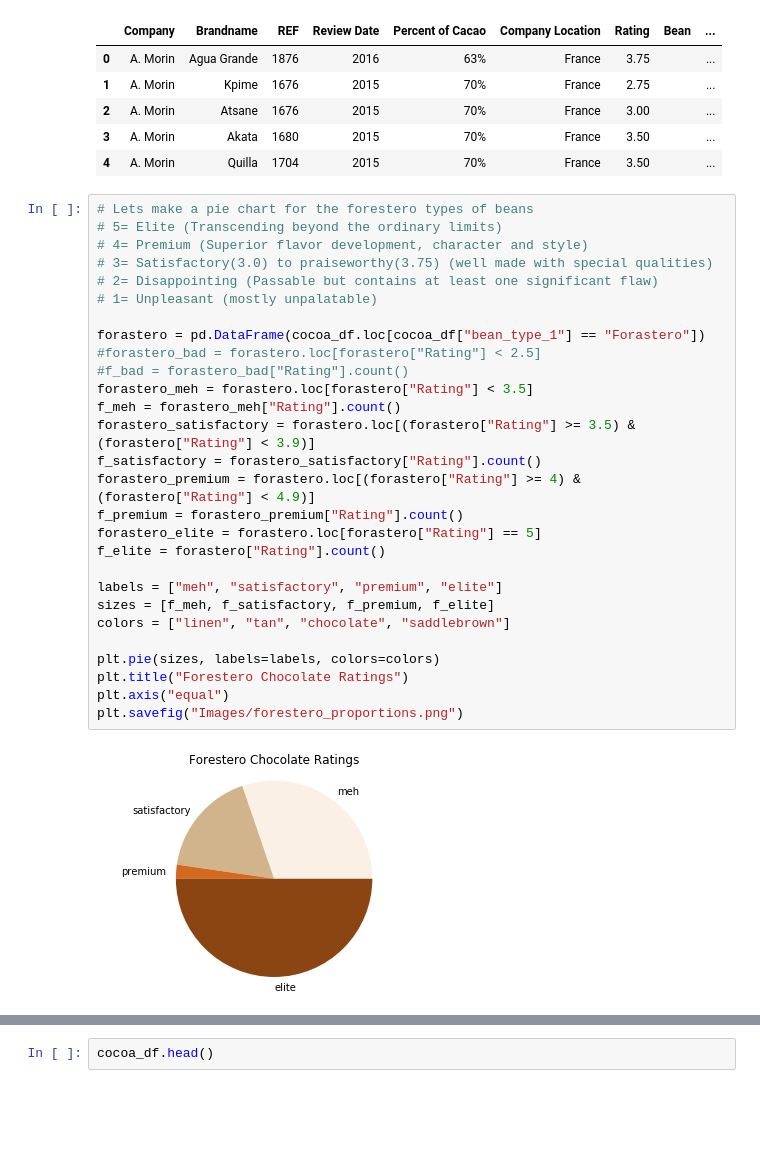
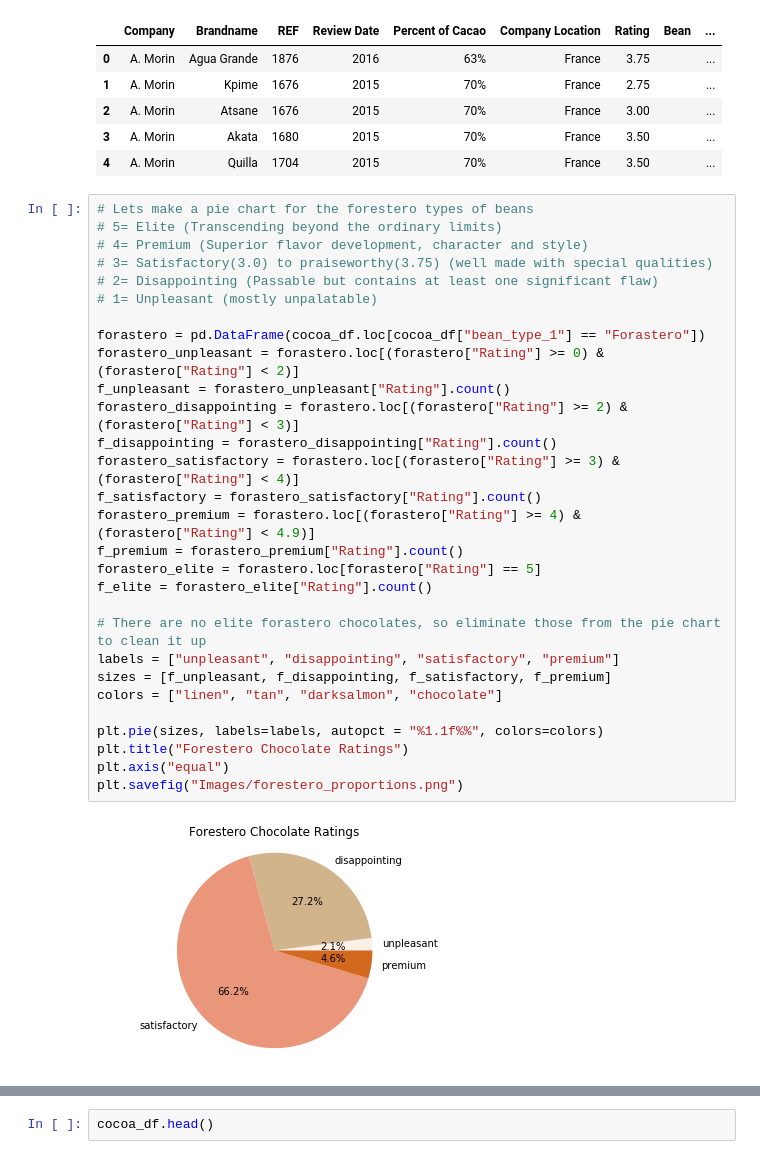
Before and after one commit to Data-Seal-Team-6/Project-1, a Jupyter notebook: Sabrina_Chocolate.ipynb, the cells around one changed output, grey strips where cells are left out. Cells and saved outputs as stored; diff of their text form; blank space fills up the shorter version.

Commit message:
Added percents to pie charts

```diff
--- a/Sabrina_Chocolate.ipynb
+++ b/Sabrina_Chocolate.ipynb
@@ -231,33 +231,34 @@ cocoa_df.head()
 # %%
 # Lets make a pie chart for the forestero types of beans
 # 5= Elite (Transcending beyond the ordinary limits)
 # 4= Premium (Superior flavor development, character and style)
 # 3= Satisfactory(3.0) to praiseworthy(3.75) (well made with special qualities)
 # 2= Disappointing (Passable but contains at least one significant flaw)
 # 1= Unpleasant (mostly unpalatable)
 
 forastero = pd.DataFrame(cocoa_df.loc[cocoa_df["bean_type_1"] == "Forastero"])
-#forastero_bad = forastero.loc[forastero["Rating"] < 2.5]
-#f_bad = forastero_bad["Rating"].count()
-forastero_meh = forastero.loc[forastero["Rating"] < 3.5]
-f_meh = forastero_meh["Rating"].count()
-forastero_satisfactory = forastero.loc[(forastero["Rating"] >= 3.5) & (forastero["Rating"] < 3.9)]
+forastero_unpleasant = forastero.loc[(forastero["Rating"] >= 0) & (forastero["Rating"] < 2)]
+f_unpleasant = forastero_unpleasant["Rating"].count()
+forastero_disappointing = forastero.loc[(forastero["Rating"] >= 2) & (forastero["Rating"] < 3)]
+f_disappointing = forastero_disappointing["Rating"].count()
+forastero_satisfactory = forastero.loc[(forastero["Rating"] >= 3) & (forastero["Rating"] < 4)]
 f_satisfactory = forastero_satisfactory["Rating"].count()
 forastero_premium = forastero.loc[(forastero["Rating"] >= 4) & (forastero["Rating"] < 4.9)]
 f_premium = forastero_premium["Rating"].count()
 forastero_elite = forastero.loc[forastero["Rating"] == 5]
-f_elite = forastero["Rating"].count()
+f_elite = forastero_elite["Rating"].count()
 
-labels = ["meh", "satisfactory", "premium", "elite"]
-sizes = [f_meh, f_satisfactory, f_premium, f_elite]
-colors = ["linen", "tan", "chocolate", "saddlebrown"]
+# There are no elite forastero chocolates, so eliminate those from the pie chart to clean it up
+labels = ["unpleasant", "disappointing", "satisfactory", "premium"]
+sizes = [f_unpleasant, f_disappointing, f_satisfactory, f_premium]
+colors = ["linen", "tan", "darksalmon", "chocolate"]
 
-plt.pie(sizes, labels=labels, colors=colors)
+plt.pie(sizes, labels=labels, autopct = "%1.1f%%", colors=colors)
 plt.title("Forestero Chocolate Ratings")
 plt.axis("equal")
 plt.savefig("Images/forestero_proportions.png")
 # %% [output]
-[figure, old version]
+[figure, new version]
 # %%
 # Lets make a pie chart for the Trinitario types of beans
 
```
Also changed, not shown: parts of 3 cells of this notebook, 3 other files.
